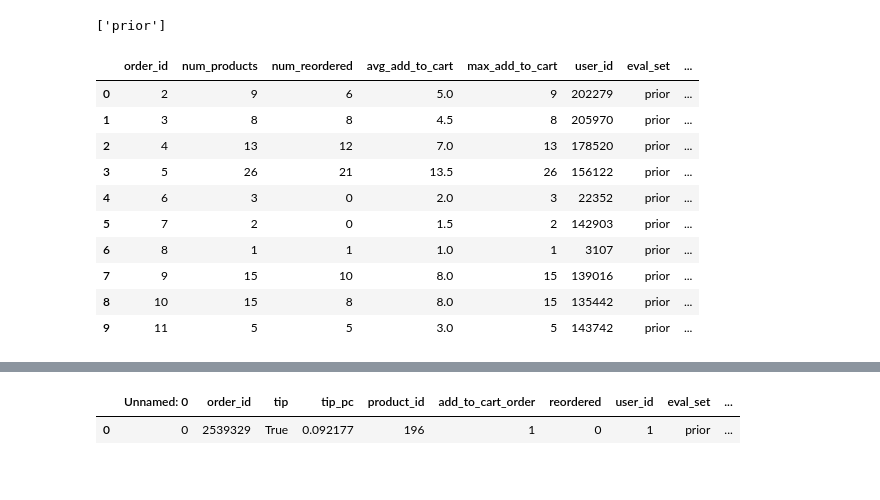
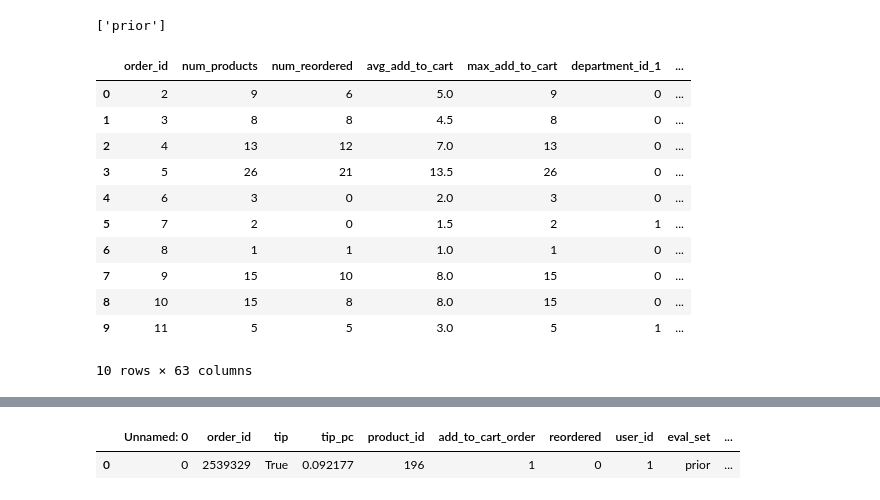
Before and after one commit to Chemmic/DataScience, a Jupyter notebook: data_science_project_aufgabe2.ipynb, the cells around one changed output, grey strips where cells are left out. Saved outputs shown, nothing was run; the diff lists cells and outputs as text; code cells hidden in the pictures.

```diff
--- a/data_science_project_aufgabe2.ipynb
+++ b/data_science_project_aufgabe2.ipynb
@@ -135,40 +135,69 @@ print(merged["eval_set"].unique())
 | 4 | 0 | 2539329 | True | 0.092177 | 26405 | 5 | 0 | 1 | prior | ... |
 ['prior']
 # %%
+
 order_features = (
     df_orders_prior
     .groupby("order_id")
     .agg(
         num_products=("product_id", "count"),
         num_reordered=("reordered", "sum"),
         avg_add_to_cart=("add_to_cart_order", "mean"),
         max_add_to_cart=("add_to_cart_order", "max"),
     )
     .reset_index()
+)
+
+prior_with_dept = df_orders_prior.merge(
+    df_products[["product_id", "department_id"]],
+    on="product_id",
+    how="left"
+)
+
+dept_counts = (
+    prior_with_dept
+    .groupby(["order_id", "department_id"])
+    .size()
+    .unstack(fill_value=0)
+)
+
+dept_counts.columns = [f"department_id_{int(c)}" for c in dept_counts.columns]
+dept_counts = dept_counts.reset_index()
+
+order_features = order_features.merge(
+    dept_counts,
+    on="order_id",
+    how="left"
 )
 
 order_features = order_features.merge(
     df_orders,
     on="order_id",
     how="left"
 )
 
 final_df = order_features.merge(
     trainingdata[["order_id", "tip", "tip_pc"]],
     on="order_id",
     how="left"
 )
 
-final_df.head(10)
+df_day_encoded = pd.get_dummies(final_df, columns=["order_dow"], prefix="dow")
+df_day_encoded
+
+df_encoded_final = pd.get_dummies(df_day_encoded, columns=["order_hour_of_day"], prefix="hour")
+df_encoded_final
+df_encoded_final.head(10)
 # %% [output]
-|  | order_id | num_products | num_reordered | avg_add_to_cart | max_add_to_cart | user_id | eval_set | ... |
-| 0 | 2 | 9 | 6 | 5.0 | 9 | 202279 | prior | ... |
-| 1 | 3 | 8 | 8 | 4.5 | 8 | 205970 | prior | ... |
-| 2 | 4 | 13 | 12 | 7.0 | 13 | 178520 | prior | ... |
-| 3 | 5 | 26 | 21 | 13.5 | 26 | 156122 | prior | ... |
-| 4 | 6 | 3 | 0 | 2.0 | 3 | 22352 | prior | ... |
-| 5 | 7 | 2 | 0 | 1.5 | 2 | 142903 | prior | ... |
-| 6 | 8 | 1 | 1 | 1.0 | 1 | 3107 | prior | ... |
-| 7 | 9 | 15 | 10 | 8.0 | 15 | 139016 | prior | ... |
-| 8 | 10 | 15 | 8 | 8.0 | 15 | 135442 | prior | ... |
-| 9 | 11 | 5 | 5 | 3.0 | 5 | 143742 | prior | ... |
+|  | order_id | num_products | num_reordered | avg_add_to_cart | max_add_to_cart | department_id_1 | ... |
+| 0 | 2 | 9 | 6 | 5.0 | 9 | 0 | ... |
+| 1 | 3 | 8 | 8 | 4.5 | 8 | 0 | ... |
+| 2 | 4 | 13 | 12 | 7.0 | 13 | 0 | ... |
+| 3 | 5 | 26 | 21 | 13.5 | 26 | 0 | ... |
+| 4 | 6 | 3 | 0 | 2.0 | 3 | 0 | ... |
+| 5 | 7 | 2 | 0 | 1.5 | 2 | 1 | ... |
+| 6 | 8 | 1 | 1 | 1.0 | 1 | 0 | ... |
+| 7 | 9 | 15 | 10 | 8.0 | 15 | 0 | ... |
+| 8 | 10 | 15 | 8 | 8.0 | 15 | 0 | ... |
+| 9 | 11 | 5 | 5 | 3.0 | 5 | 1 | ... |
+10 rows × 63 columns
```
Also changed, not shown: parts of 2 cells of this notebook.
